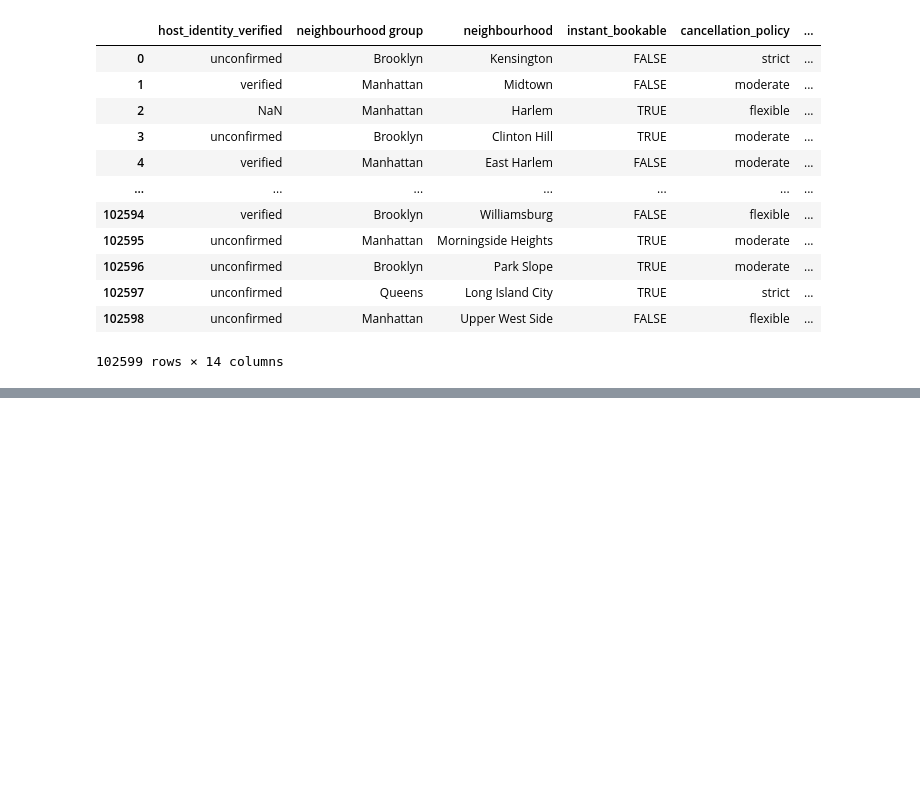
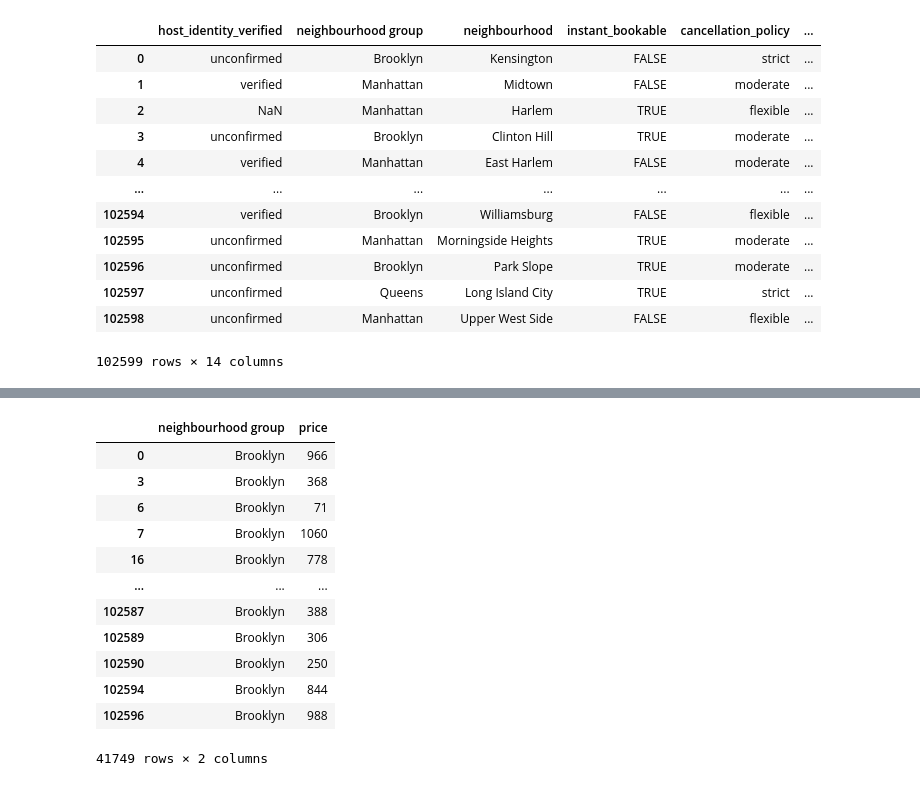
Before and after one commit to Junvildo/AirBnb_Data_Visualize, a Jupyter notebook: main.ipynb, the cells around one changed output, grey strips where cells are left out. Drawn from its saved outputs; the diff is of its cells as text; code cells hidden in the pictures; blank space fills up the shorter version.

```diff
--- a/main.ipynb
+++ b/main.ipynb
@@ -166,0 +123,19 @@ room type
+# %%
+groups=temp_df['neighbourhood group'].unique()
+
+
+temp_df[temp_df['neighbourhood group']==groups[0]]
+# %% [output]
+|  | neighbourhood group | price |
+| 0 | Brooklyn | 966 |
+| 3 | Brooklyn | 368 |
+| 6 | Brooklyn | 71 |
+| 7 | Brooklyn | 1060 |
+| 16 | Brooklyn | 778 |
+| ... | ... | ... |
+| 102587 | Brooklyn | 388 |
+| 102589 | Brooklyn | 306 |
+| 102590 | Brooklyn | 250 |
+| 102594 | Brooklyn | 844 |
+| 102596 | Brooklyn | 988 |
+41749 rows × 2 columns
```
Also changed, not shown: parts of 13 cells of this notebook.
